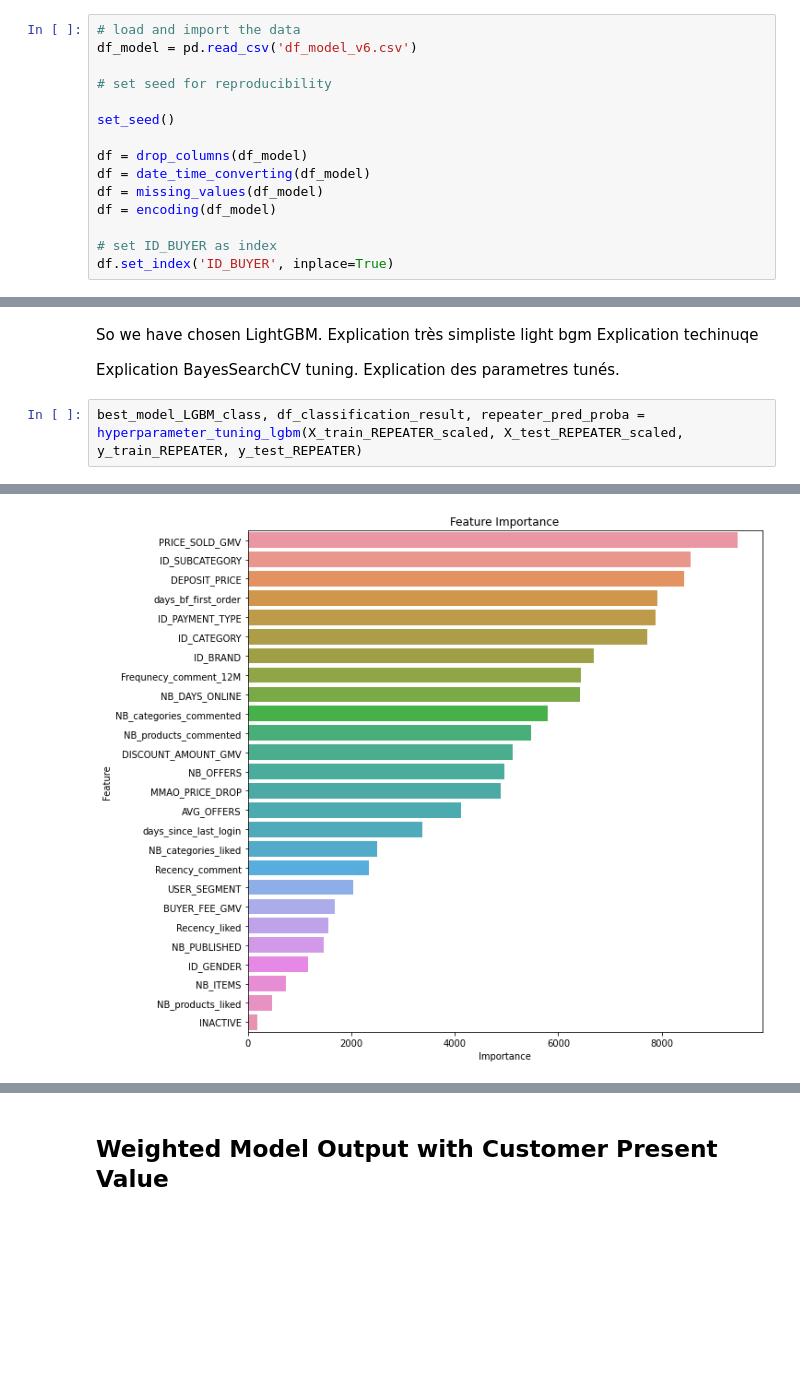
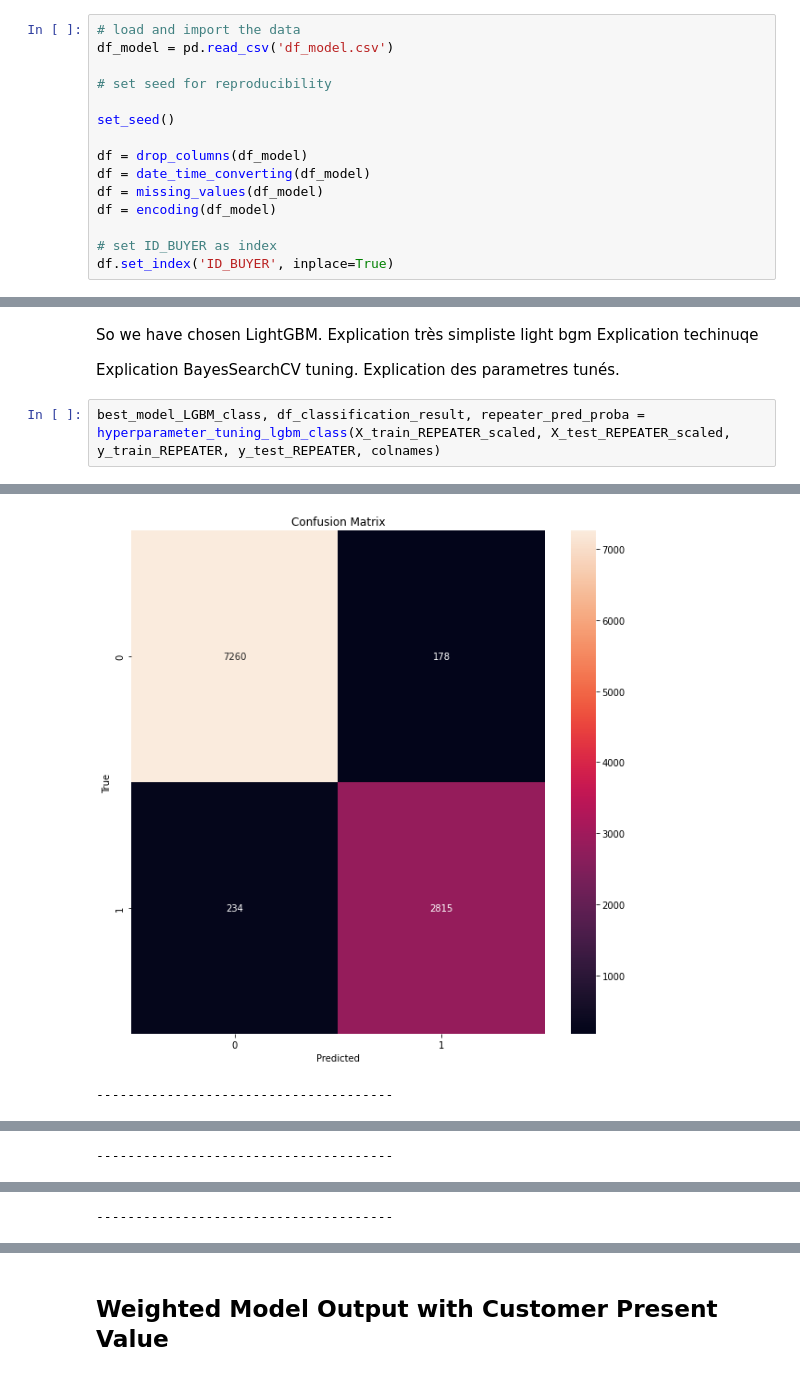
Before and after one commit to ElieTrigano/CRP_VC, a Jupyter notebook: model_v1_cleaned.ipynb, the cells around one changed output, grey strips where cells are left out. Drawn from its saved outputs; the diff is of its cells as text; blank space fills up the shorter version.

Commit message:
Final Changes before big hyperparameter tuning

```diff
--- a/model_v1_cleaned.ipynb
+++ b/model_v1_cleaned.ipynb
@@ -58,7 +57,7 @@ from modelling import *
 # Preprocessing of the data
 # %%
 # load and import the data
-df_model = pd.read_csv('df_model_v6.csv')
+df_model = pd.read_csv('df_model.csv')
 
 # set seed for reproducibility
 
@@ -145,5 +144,5 @@ Explication techinuqe
 Explication BayesSearchCV tuning.
 Explication des parametres tunés.
 # %%
-best_model_LGBM_class, df_classification_result, repeater_pred_proba = hyperparameter_tuning_lgbm(X_train_REPEATER_scaled, X_test_REPEATER_scaled, y_train_REPEATER, y_test_REPEATER)
+best_model_LGBM_class, df_classification_result, repeater_pred_proba = hyperparameter_tuning_lgbm_class(X_train_REPEATER_scaled, X_test_REPEATER_scaled, y_train_REPEATER, y_test_REPEATER, colnames)
 # %% [output]
@@ -167 +166,2 @@ weighted avg       0.97      0.97      0.97     10487
-[figure, old version]
+[figure, new version]
+--------------------------------------
@@ -167,0 +169 @@ weighted avg       0.97      0.97      0.97     10487
+--------------------------------------
@@ -167,0 +171 @@ weighted avg       0.97      0.97      0.97     10487
+--------------------------------------
```
Also changed, not shown: parts of 8 cells of this notebook, 6 other files.
